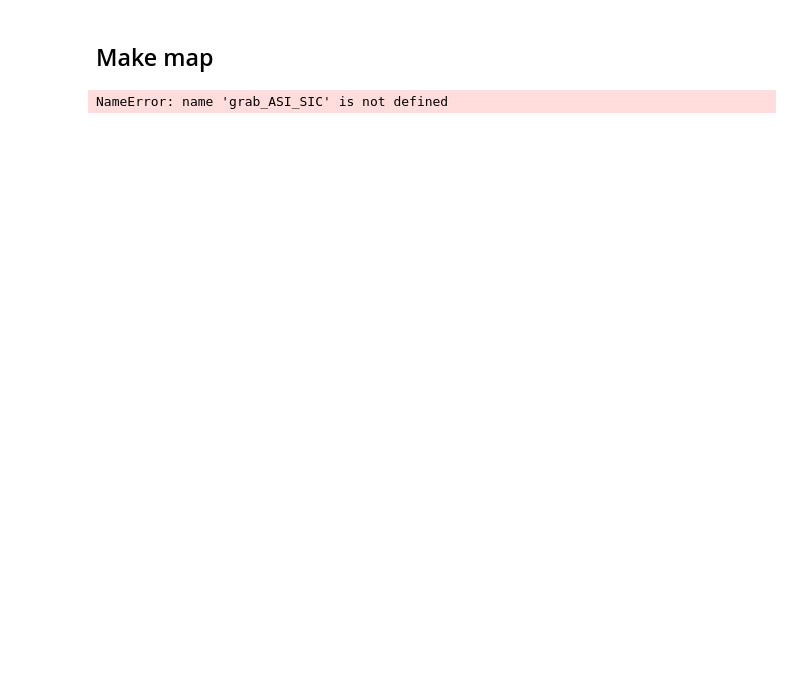
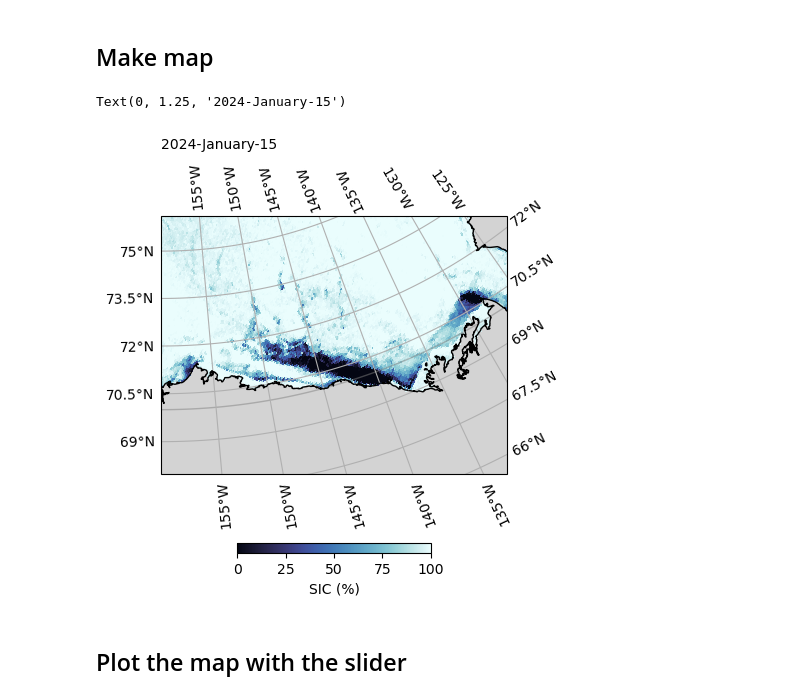
Before and after one commit to mackenziejewell/AK_polynya, a Jupyter notebook: 01_SIC_maps.ipynb, the cells around one changed output. Cells and saved outputs as stored; diff of their text form; code cells hidden in the pictures; blank space fills up the shorter version.

Commit message:
Cropped the image, added gridlines

```diff
--- a/01_SIC_maps.ipynb
+++ b/01_SIC_maps.ipynb
@@ -50,6 +51,11 @@ ModuleNotFoundError: No module named 'LIB_ASI_SIC_UniB'
 # %% [markdown]
 ## Make map
 # %%
+
+
+
+
+
 
 # specify date to plot
 #============================
@@ -58,46 +64,48 @@ date = datetime(2024, 1, 15)
 
 # read daily sic data from computer files into dictionary
 data = grab_ASI_SIC(date=date,
-                   main_path='/Volumes/Seagate2/asi-nc/files/',
+                   main_path='/Volumes/Seagate2/asi-AMSR-SIC/n6250/',
                    coord_file='LongitudeLatitudeGrid-n6250-Arctic.hdf',
                    hemisphere='n', resolution='6250', version='v5.4',
                    return_vars=['xx', 'yy', 'lon', 'lat', 'sic', 'proj', 'ds'],
                    include_units=False, annual_folders=False, return_dict = True, quiet=True)
 
 # create figure
 #--------------
 # create map figure in north polar stereographic projection
-map_projection = ccrs.NorthPolarStereo(central_longitude=205)
+map_projection = ccrs.NorthPolarStereo(central_longitude=200) #rotation of the map
 fig, ax = plt.subplots(figsize=(5,5), subplot_kw=dict(projection=map_projection))
 
 # background color
 ax.patch.set_facecolor('lightgray')
 
 # set map extent [lon1, lon2, lat1, lat2]
-ax.set_extent([0, 359, 60, 90], crs=ccrs.PlateCarree())
+ax.set_extent([200, 230, 68, 74], crs=ccrs.PlateCarree())
 
 # add coastlines
 ax.coastlines(zorder=100)
 
 # lat / lon lines
 add_grid(ax, lats=np.arange(60,90,10), lons=np.arange(0,360,90), linewidth=1, color='gray', alpha=0.5, zorder=4)
+ax.gridlines(draw_labels=True, dms=False, x_inline=False, y_inline=False)
 
 
 # plot 2d sic data
 icec = ax.pcolormesh(data['xx'], data['yy'], data['sic'],
                      cmap = cmocean.cm.ice, vmin=0, vmax=100, transform=data['proj'])
 
-plt.colorbar(icec, label='SIC (%)', orientation='horizontal', shrink = 0.5, pad=0.025)
+plt.colorbar(icec, label='SIC (%)', orientation='horizontal', shrink = 0.5, pad=0.18)
 
 
 # label date
-ax.text(0, 1, date.strftime('%Y-%B-%d'), ha='left', va='bottom', transform=ax.transAxes, clip_on=False)
-
-plt.show()
+ax.text(0, 1.25, date.strftime('%Y-%B-%d'), ha='left', va='bottom', transform=ax.transAxes, clip_on=False)
 
 
 # save figure, if desired
-save_path = f'/Users/REU/Desktop/map_{date.strftime("%Y-%m-%d")}.png'
-fig.savefig(save_path, dpi=300, bbox_inches = 'tight')
+# save_path = f'/Users/reu/Desktop/map_{date.strftime("%Y-%m-%d")}.png'
+# fig.savefig(save_path, dpi=300, bbox_inches = 'tight')
 # %% [output]
-NameError: name 'grab_ASI_SIC' is not defined
+Text(0, 1.25, '2024-January-15')
+[figure, added]
+# %% [markdown]
+## Plot the map with the slider
```
Also changed, not shown: parts of 3 cells of this notebook.
